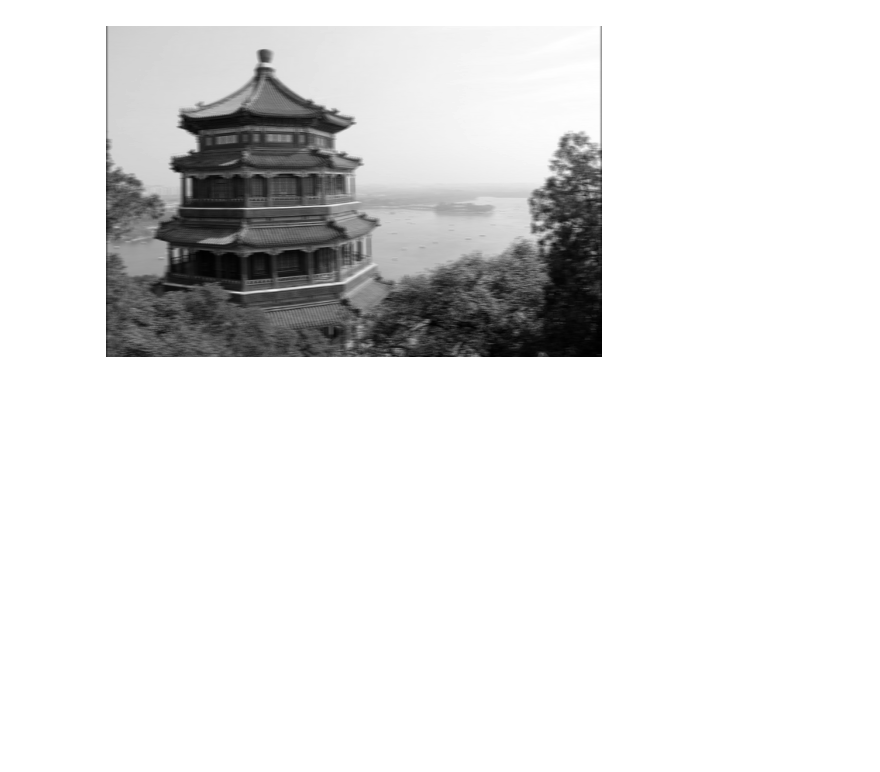
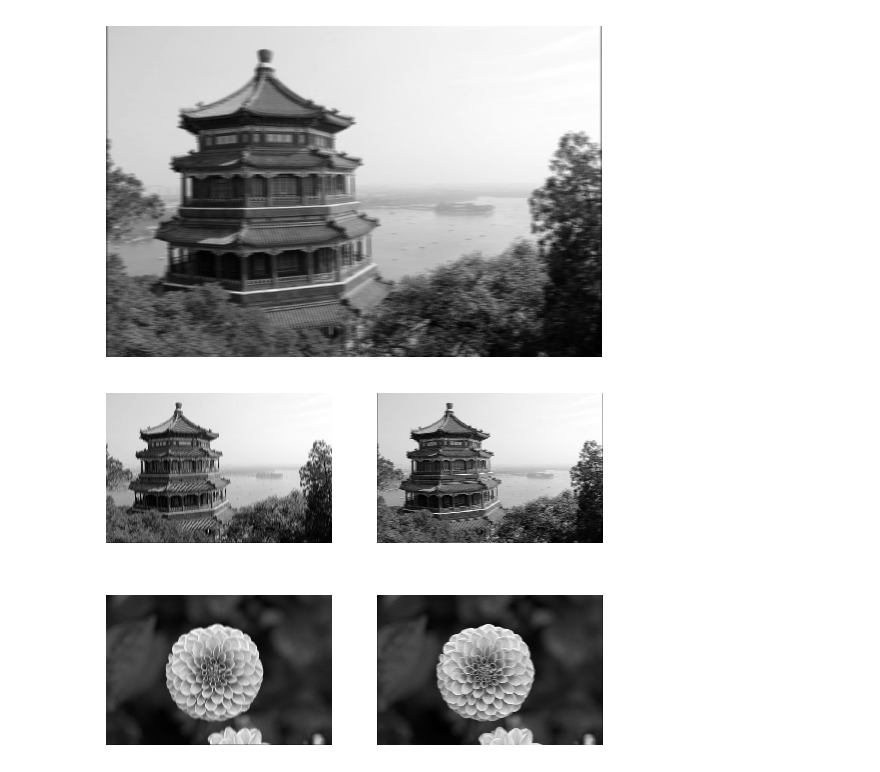
Before and after one commit to r0cd7b/deep_computer_vision_with_cnns, a Jupyter notebook: deep_computer_vision_with_cnns.ipynb, the cells around one changed output. Saved outputs shown, nothing was run; the diff lists cells and outputs as text; code cells hidden in the pictures; blank space fills up the shorter version.

```diff
--- a/deep_computer_vision_with_cnns.ipynb
+++ b/deep_computer_vision_with_cnns.ipynb
@@ -2,0 +26,9 @@
+# %%
+def plot_image(image):
+    plt.imshow(image, cmap='gray', interpolation='nearest')
+    plt.axis('off')
+
+
+def plot_color_image(image):
+    plt.imshow(image, interpolation='nearest')
+    plt.axis('off')
@@ -21,3 +54,11 @@ plt.axis('off')
 plt.show()
 # %% [output]
 [figure]
+# %%
+for image_index in (0, 1):
+    for feature_map_index in (0, 1):
+        plt.subplot(2, 2, image_index * 2 + feature_map_index + 1)
+        plot_image(outputs[image_index, :, :, feature_map_index])
+plt.show()
+# %% [output]
+[figure, added]
```
Also changed, not shown: parts of 9 cells of this notebook, 3 other files.
